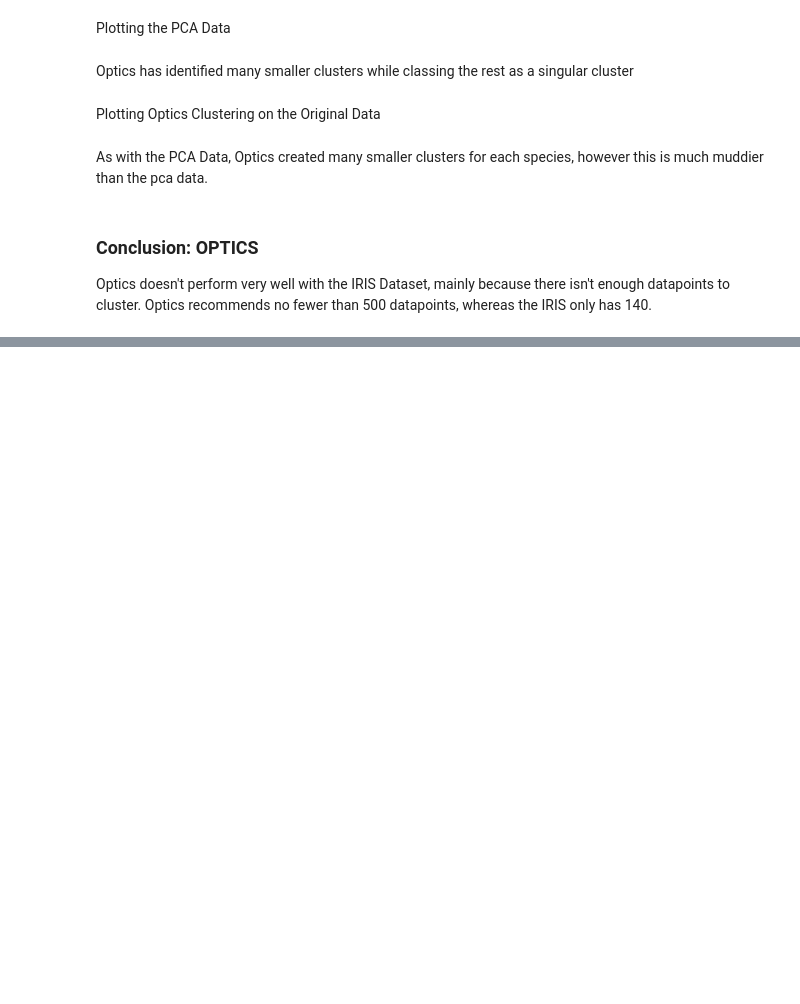
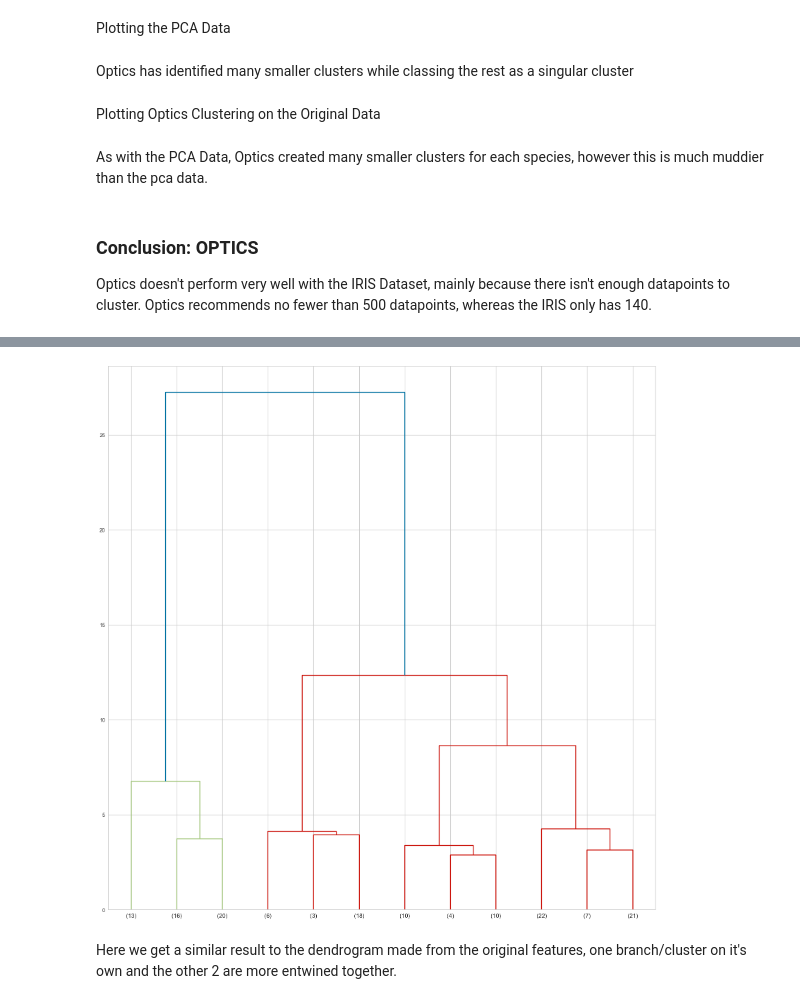
Before and after one commit to tzhang852/4431_DataMining_Fall22, a Jupyter notebook: Assignment5/assignment5_new.ipynb, the cells around one changed output, grey strips where cells are left out. Saved outputs shown, nothing was run; the diff lists cells and outputs as text; code cells hidden in the pictures; blank space fills up the shorter version.

```diff
--- a/Assignment5/assignment5_new.ipynb
+++ b/Assignment5/assignment5_new.ipynb
@@ -736,0 +768,8 @@ Optics doesn't perform very well with the IRIS Dataset, mainly because there isn
+# %%
+ward_linkage_pca = linkage(pca_df,'ward')
+plt.figure(figsize=(20,20))
+dn = dendrogram(ward_linkage_pca,truncate_mode='lastp',p=12)
+# %% [output]
+[figure, added]
+# %% [markdown]
+Here we get a similar result to the dendrogram made from the original features, one branch/cluster on it's own and the other 2 are more entwined together.
```
Also changed, not shown: parts of 9 cells of this notebook.
